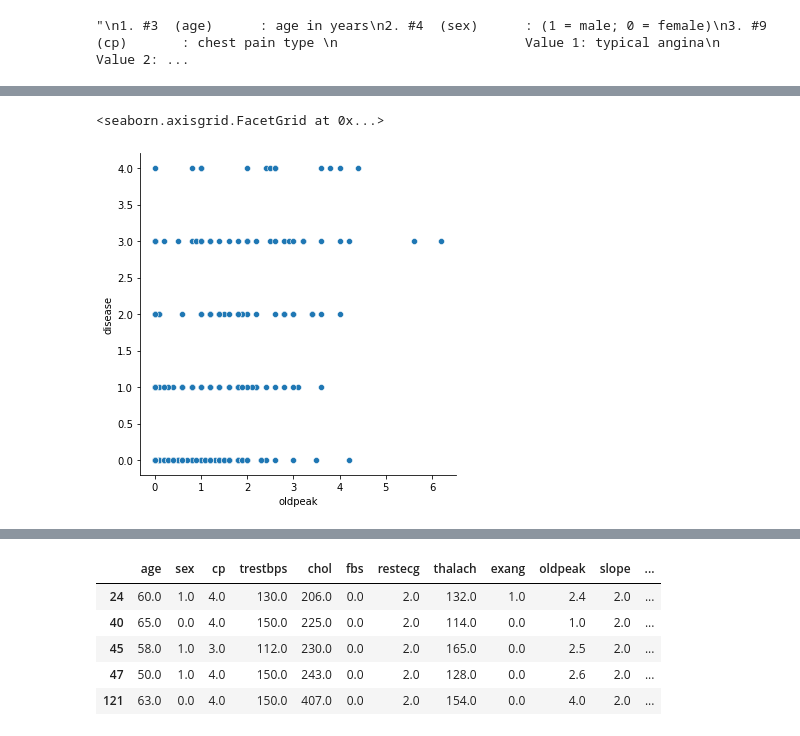
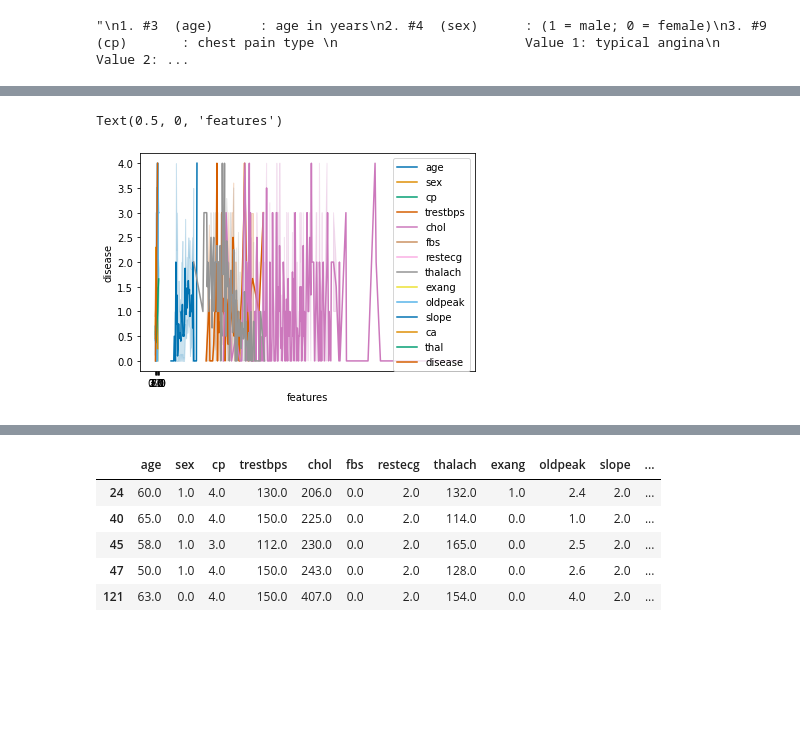
Before and after one commit to aditijain6/heart-disease-classification, a Jupyter notebook: heart_disease_classification.ipynb, the cells around one changed output, grey strips where cells are left out. Drawn from its saved outputs; the diff is of its cells as text; code cells hidden in the pictures; blank space fills up the shorter version.

```diff
--- a/heart_disease_classification.ipynb
+++ b/heart_disease_classification.ipynb
@@ -80,6 +102,11 @@ scatter_matrix(data[attributes], figsize=(15,12))
 # %%
+# plot of oldpeak vs disease
 import seaborn as sns
-sns.relplot(x='oldpeak', y='disease',data=data)
+sns.set_palette("colorblind")
+for feature in data.columns:
+    sns.lineplot(x=feature, y='disease', data=data)
+plt.legend(labels=data.columns)
+plt.xlabel('features')
 # %% [output]
-<seaborn.axisgrid.FacetGrid at 0x...>
+Text(0.5, 0, 'features')
-[figure, old version]
+[figure, new version]
```
Also changed, not shown: parts of 17 cells of this notebook.
